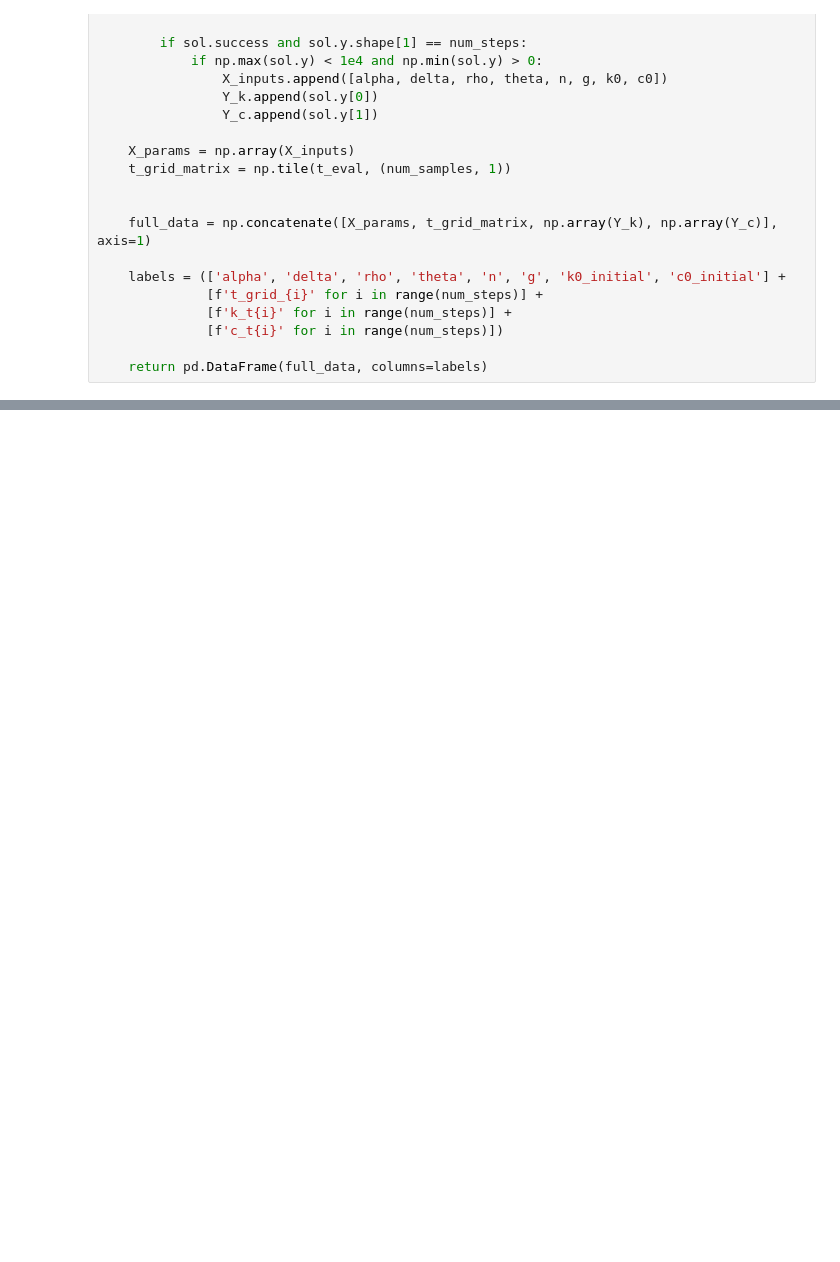
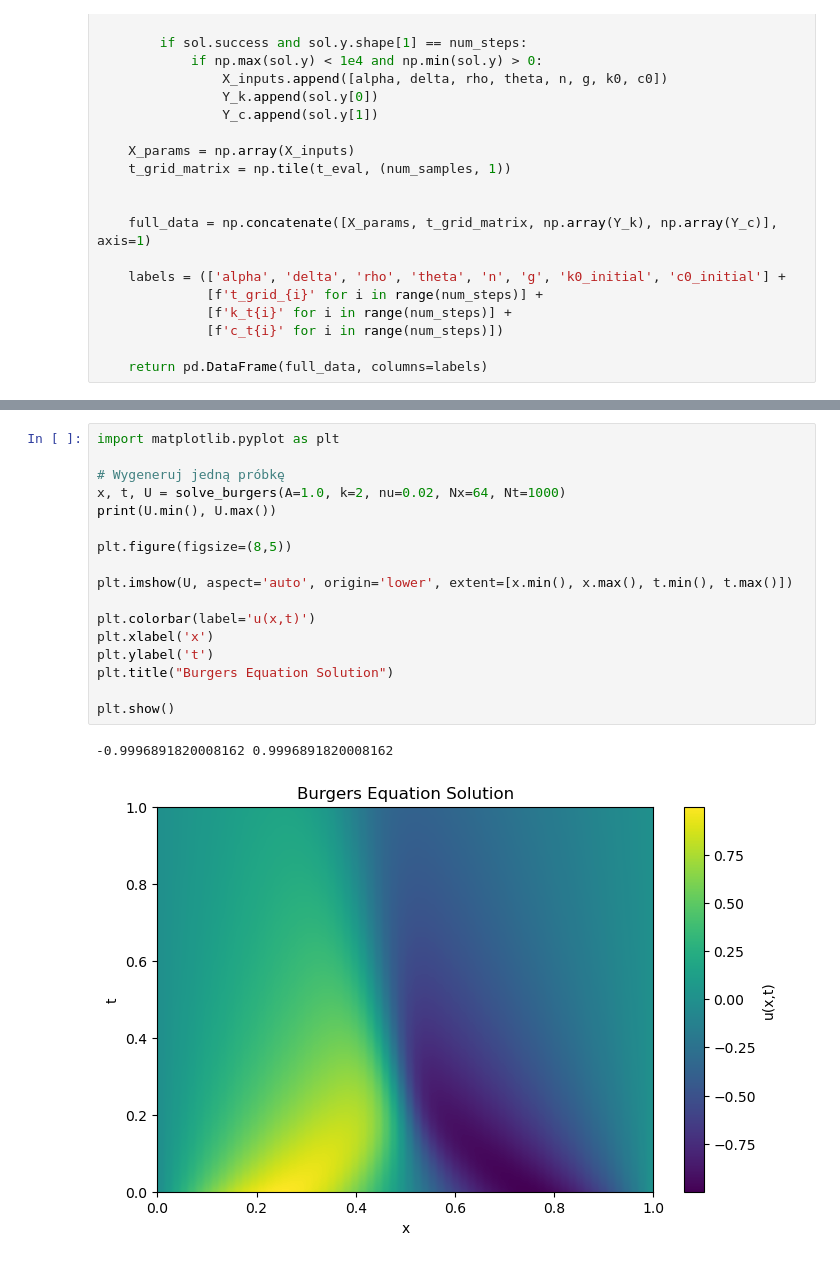
Before and after one commit to AntekBall/Approximating-Differential-Equation-Solution-Operators-with-Neural-Operators, a Jupyter notebook: Benchmark_Dataset_Generation.ipynb, the cells around one changed output, grey strips where cells are left out. Saved outputs shown, nothing was run; the diff lists cells and outputs as text; blank space fills up the shorter version.

Commit message:
add burgers eq + init deeponet for RCK (to be fixed)

```diff
--- a/Benchmark_Dataset_Generation.ipynb
+++ b/Benchmark_Dataset_Generation.ipynb
@@ -154,0 +328,20 @@ df_rck.columns
+# %%
+import matplotlib.pyplot as plt
+
+# Wygeneruj jedną próbkę
+x, t, U = solve_burgers(A=1.0, k=2, nu=0.02, Nx=64, Nt=1000)
+print(U.min(), U.max())
+
+plt.figure(figsize=(8,5))
+
+plt.imshow(U, aspect='auto', origin='lower', extent=[x.min(), x.max(), t.min(), t.max()])
+
+plt.colorbar(label='u(x,t)')
+plt.xlabel('x')
+plt.ylabel('t')
+plt.title("Burgers Equation Solution")
+
+plt.show()
+# %% [output]
+-0.9996891820008162 0.9996891820008162
+[figure, added]
```
Also changed, not shown: parts of 13 cells of this notebook, 1 other file.
